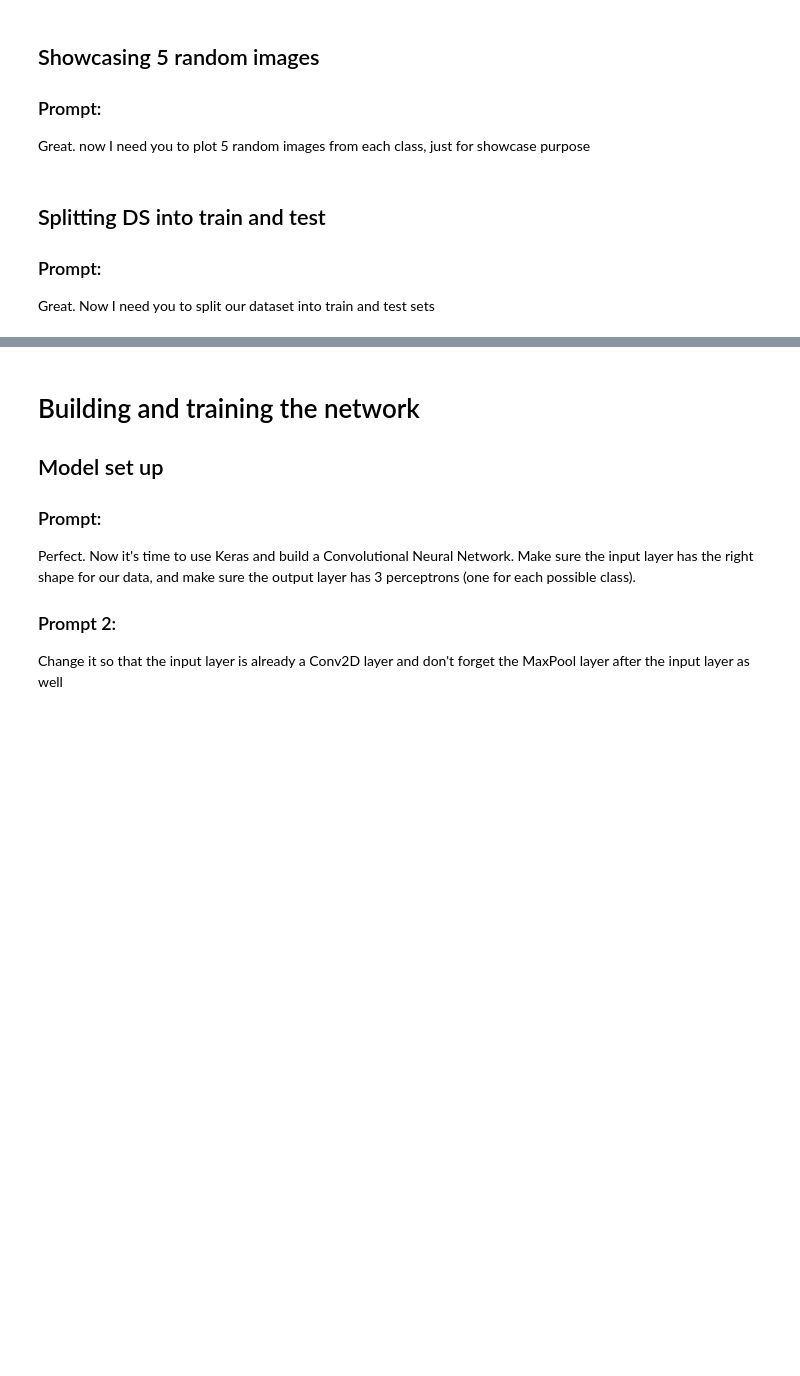
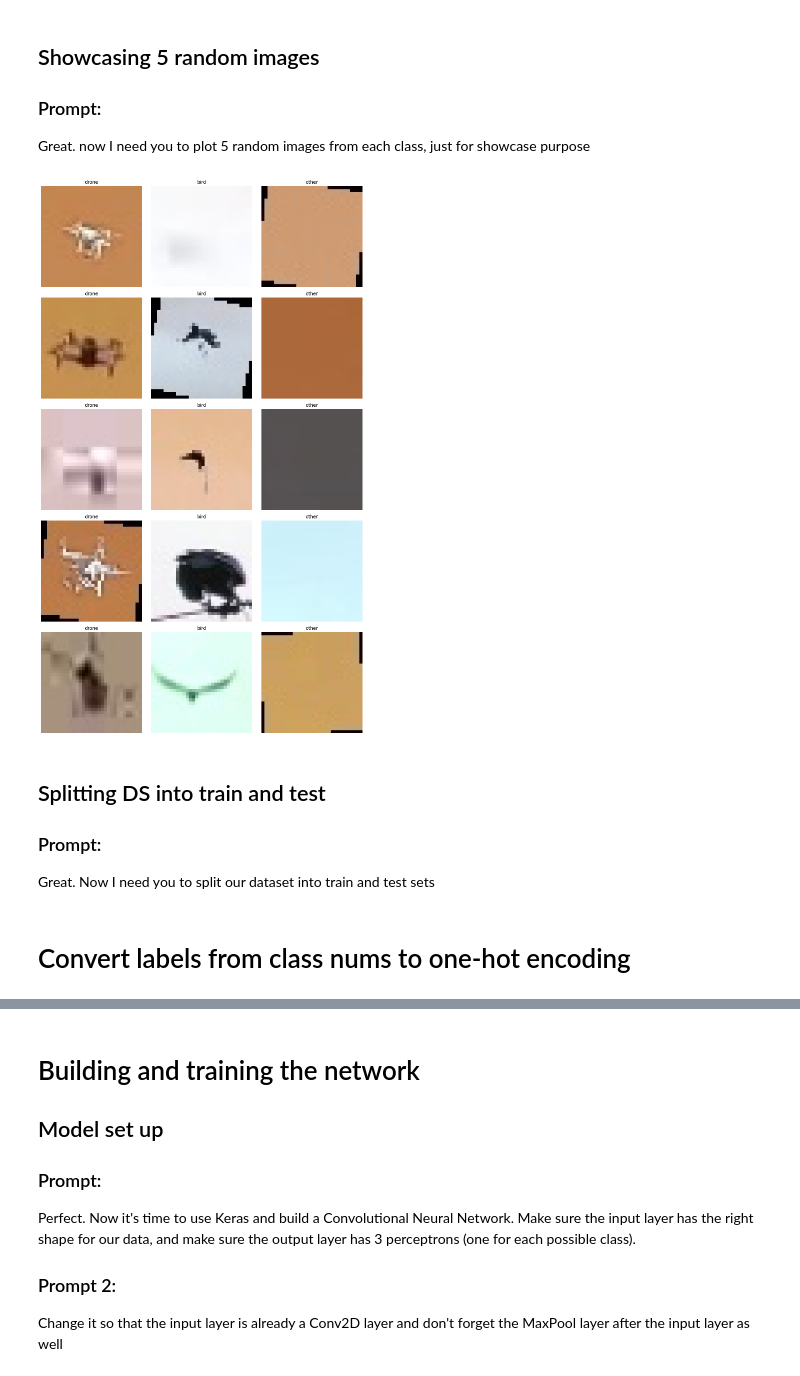
Before and after one commit to Zendellll/Road2_AI_Course, a Jupyter notebook: AICourse_task7.ipynb, the cells around one changed output, grey strips where cells are left out. Cells and saved outputs as stored; diff of their text form; code cells hidden in the pictures; blank space fills up the shorter version.

```diff
--- a/AICourse_task7.ipynb
+++ b/AICourse_task7.ipynb
@@ -277,3 +253,48 @@ display_random_images(dataset)
+# %%
+import os
+import random
+import matplotlib.pyplot as plt
+import matplotlib.image as mpimg
+from tqdm import tqdm
+
+# Function to display random images from each category in a grid
+def display_random_images(category_paths, num_images_per_category=5):
+    num_categories = len(category_paths)
+    num_cols = 3
+    num_rows = num_images_per_category
+
+    fig, axes = plt.subplots(num_rows, num_cols, figsize=(12, 4 * num_rows))
+
+    for col_index, category_path in tqdm(enumerate(category_paths), desc=":)..."):
+        image_files = os.listdir(category_path)
+        category_name = os.path.split(category_path)[0]
+        category_name = os.path.split(category_name)[1]
+
+        # Randomly select num_images_per_category images
+        selected_images = random.sample(image_files, num_images_per_category)
+
+        for row_index, image_file in enumerate(selected_images):
+            image_path = os.path.join(category_path, image_file)
+
+            # Load and display the image using matplotlib
+            image = mpimg.imread(image_path)
+            axes[row_index, col_index].imshow(image)
+            axes[row_index, col_index].set_title(category_name)
+            axes[row_index, col_index].axis('off')
+
+    # Adjust layout
+    plt.tight_layout()
+    plt.show()
+
+# Specify the paths of the three categories
+drone_category_path = '/content/drive/MyDrive/Learning/Road2_AI_Course/task7_ds/drone/images'
+bird_category_path = '/content/drive/MyDrive/Learning/Road2_AI_Course/task7_ds/bird/images'
+other_category_path = '/content/drive/MyDrive/Learning/Road2_AI_Course/task7_ds/other/images'
+
+# Display random images from each category in a grid
+display_random_images([drone_category_path, bird_category_path, other_category_path], num_images_per_category=5)
+# %% [output]
+[figure, added]
 # %% [markdown]
 ## Splitting DS into train and test
 ### Prompt:
@@ -305,0 +381,2 @@ print(f"Test set size: {len(test_dataset)}")
+# %% [markdown]
+# Convert labels from class nums to one-hot encoding
```
Also changed, not shown: parts of 15 cells of this notebook.
